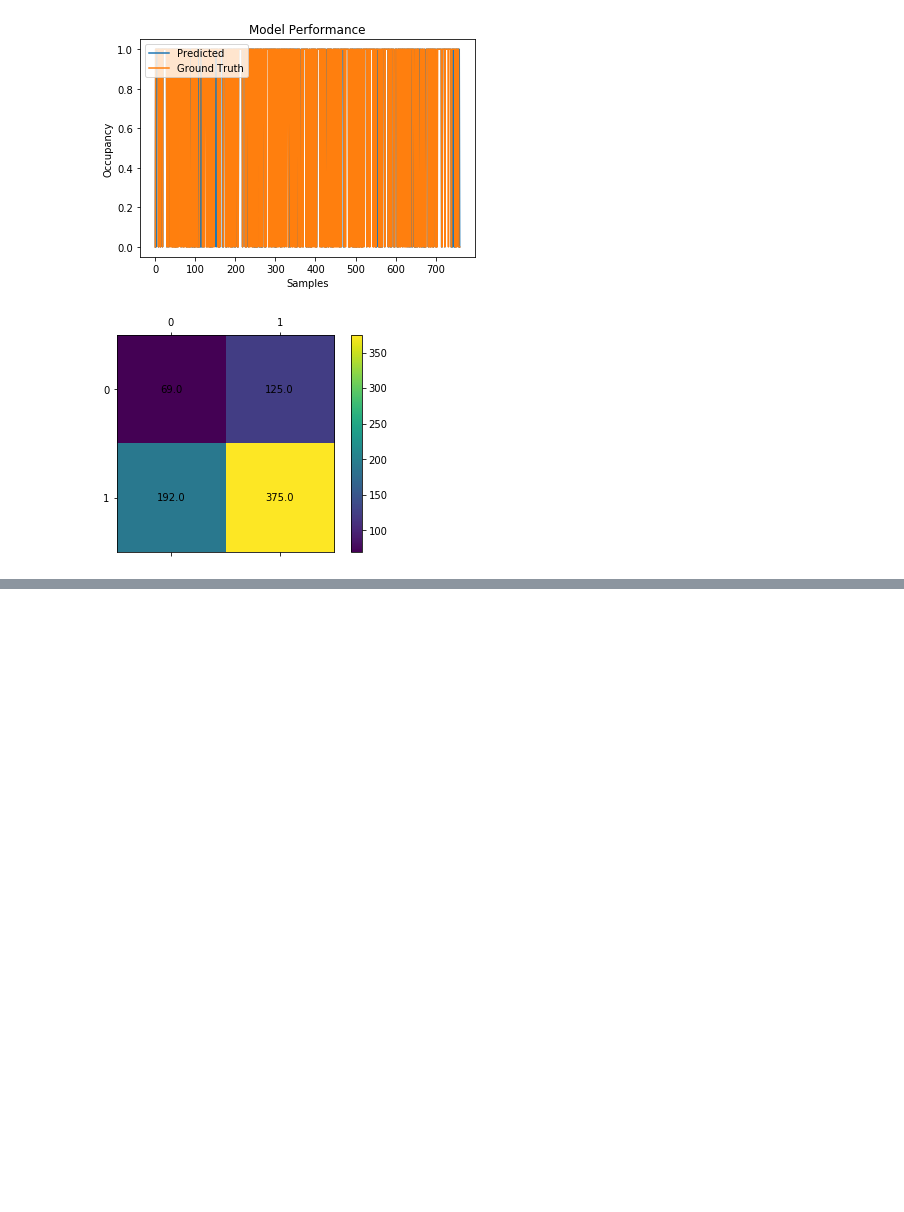
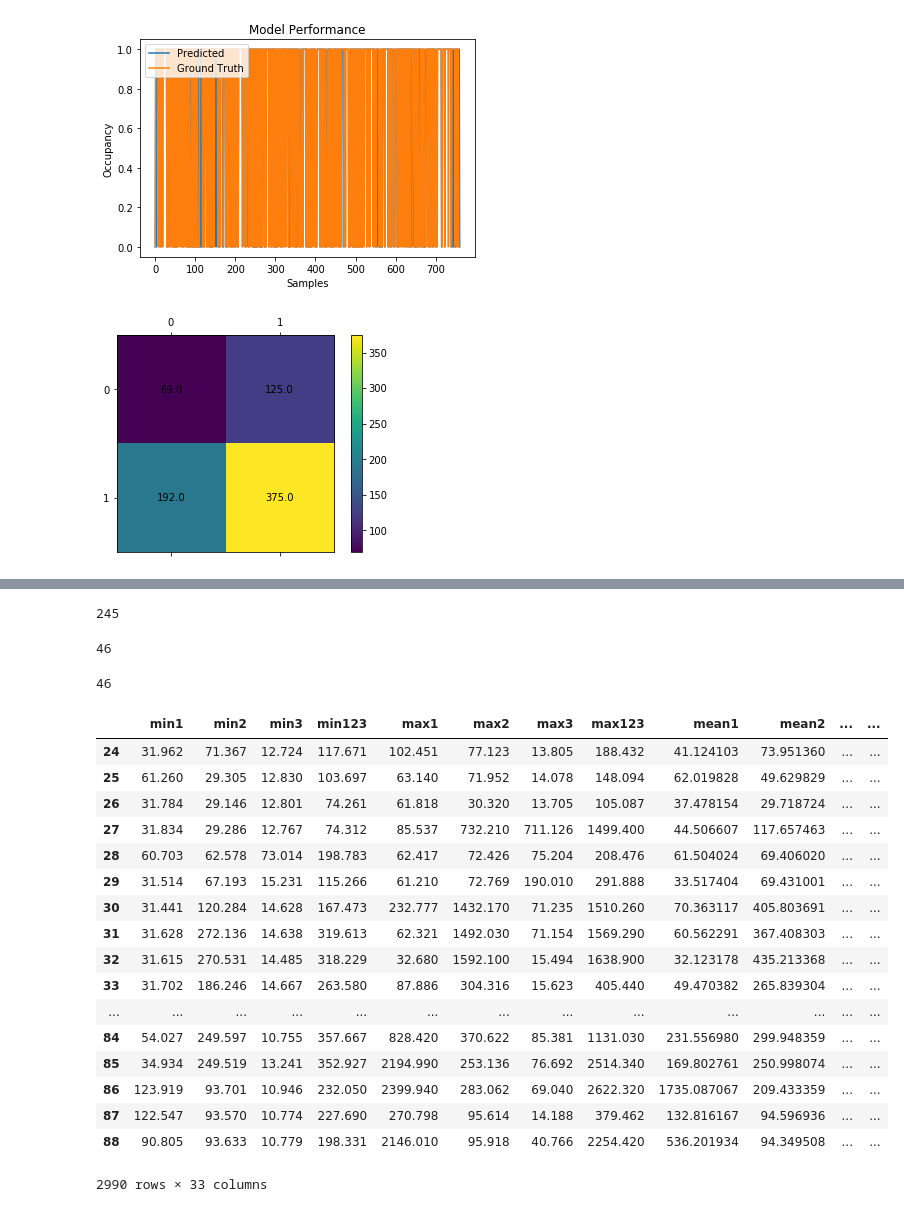
Before and after one commit to purboday/DeepECO, a Jupyter notebook: Occupancy_Data_PCA.ipynb, the cells around one changed output, grey strips where cells are left out. Cells and saved outputs as stored; diff of their text form; code cells hidden in the pictures; blank space fills up the shorter version.

```diff
--- a/Occupancy_Data_PCA.ipynb
+++ b/Occupancy_Data_PCA.ipynb
@@ -941,0 +530,38 @@ for i in range(len(y_test)):
+# %%
+from os import walk
+path = "C:/Users/ghoshp/Downloads/IE594964/IE594964/REP594965/01_sm_csv/01"
+f = []
+for (dirpath, dirnames, filenames) in walk(path):
+    f.extend(filenames)
+    break
+# %%
+df={}
+for filename in f:
+    datestamp = filename[:-4].replace("-","")
+    #print(datestamp)
+    #if int(datestamp) >= 20120715 and int(datestamp) <= 20120825:
+    df[datestamp]=pd.read_csv(path+"/"+filename,header=None,names=["powerallphases","powerl1","powerl2","powerl3","currentneutral","currentl1","currentl2",
+                                    "currentl3","voltagel1","voltagel2","voltagel3","phaseanglevoltagel2l1",
+                                    "phaseanglevoltagel3l1","phaseanglecurrentvoltagel1","phaseanglecurrentvoltagel2",
+                                    "phaseanglecurrentvoltagel3"])
+len(df)
+# %% [output]
+245
+# %%
+df3 = pd.read_csv("C:/Users/ghoshp/Downloads/IE594964/IE594964/REP594965/01_occupancy_csv/01_winter.csv",index_col=0)
+df3.index = pd.to_datetime(df3.index)
+df3.index = df3.index.strftime('%Y%m%d')
+len(df3)
+# %% [output]
+46
+# %%
+import datetime
+winter = df3.index.tolist()
+df_winter = {}
+for key in df.keys():
+    if key in winter:
+        df_winter[key]=df[key]
+len(df_winter)
+#df_summer["20120730"]
+# %% [output]
+46
@@ -941,0 +663,21 @@ for i in range(len(y_test)):
+# %%
+winter_features
+# %% [output]
+|  | min1 | min2 | min3 | min123 | max1 | max2 | max3 | max123 | mean1 | mean2 | ... | ... |
+| 24 | 31.962 | 71.367 | 12.724 | 117.671 | 102.451 | 77.123 | 13.805 | 188.432 | 41.124103 | 73.951360 | ... | ... |
+| 25 | 61.260 | 29.305 | 12.830 | 103.697 | 63.140 | 71.952 | 14.078 | 148.094 | 62.019828 | 49.629829 | ... | ... |
+| 26 | 31.784 | 29.146 | 12.801 | 74.261 | 61.818 | 30.320 | 13.705 | 105.087 | 37.478154 | 29.718724 | ... | ... |
+| 27 | 31.834 | 29.286 | 12.767 | 74.312 | 85.537 | 732.210 | 711.126 | 1499.400 | 44.506607 | 117.657463 | ... | ... |
+| 28 | 60.703 | 62.578 | 73.014 | 198.783 | 62.417 | 72.426 | 75.204 | 208.476 | 61.504024 | 69.406020 | ... | ... |
+| 29 | 31.514 | 67.193 | 15.231 | 115.266 | 61.210 | 72.769 | 190.010 | 291.888 | 33.517404 | 69.431001 | ... | ... |
+| 30 | 31.441 | 120.284 | 14.628 | 167.473 | 232.777 | 1432.170 | 71.235 | 1510.260 | 70.363117 | 405.803691 | ... | ... |
+| 31 | 31.628 | 272.136 | 14.638 | 319.613 | 62.321 | 1492.030 | 71.154 | 1569.290 | 60.562291 | 367.408303 | ... | ... |
+| 32 | 31.615 | 270.531 | 14.485 | 318.229 | 32.680 | 1592.100 | 15.494 | 1638.900 | 32.123178 | 435.213368 | ... | ... |
+| 33 | 31.702 | 186.246 | 14.667 | 263.580 | 87.886 | 304.316 | 15.623 | 405.440 | 49.470382 | 265.839304 | ... | ... |
+| ... | ... | ... | ... | ... | ... | ... | ... | ... | ... | ... | ... | ... |
+| 84 | 54.027 | 249.597 | 10.755 | 357.667 | 828.420 | 370.622 | 85.381 | 1131.030 | 231.556980 | 299.948359 | ... | ... |
+| 85 | 34.934 | 249.519 | 13.241 | 352.927 | 2194.990 | 253.136 | 76.692 | 2514.340 | 169.802761 | 250.998074 | ... | ... |
+| 86 | 123.919 | 93.701 | 10.946 | 232.050 | 2399.940 | 283.062 | 69.040 | 2622.320 | 1735.087067 | 209.433359 | ... | ... |
+| 87 | 122.547 | 93.570 | 10.774 | 227.690 | 270.798 | 95.614 | 14.188 | 379.462 | 132.816167 | 94.596936 | ... | ... |
+| 88 | 90.805 | 93.633 | 10.779 | 198.331 | 2146.010 | 95.918 | 40.766 | 2254.420 | 536.201934 | 94.349508 | ... | ... |
+2990 rows × 33 columns
```
Also changed, not shown: parts of 67 cells of this notebook.
